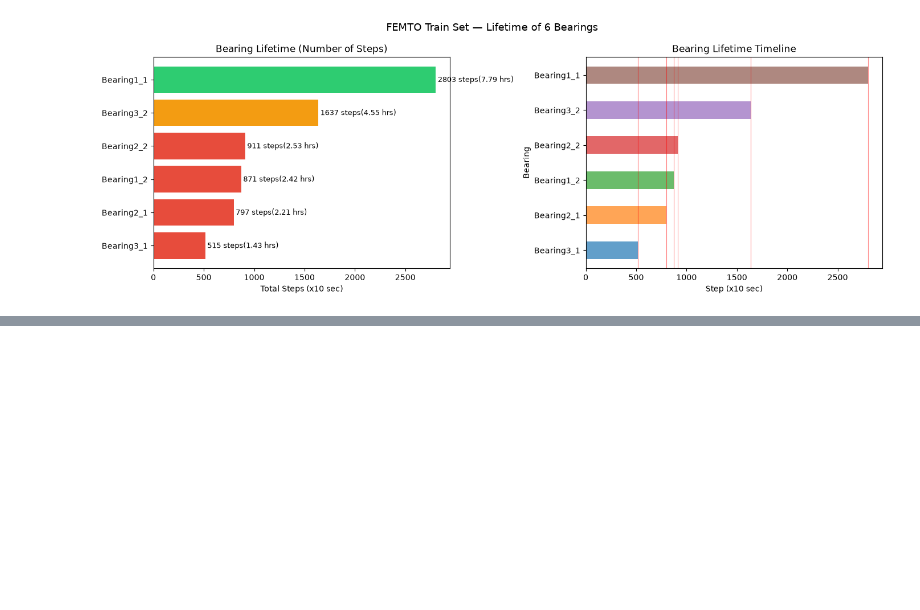
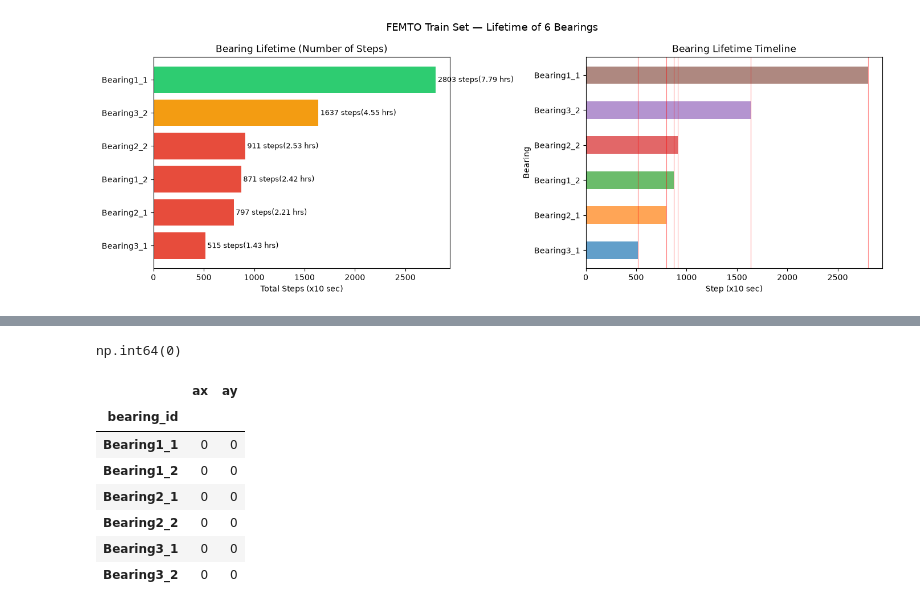
Before and after one commit to AE1024/NASA-PROJECT-FEMTO, a Jupyter notebook: notebooks/02_eda.ipynb, the cells around one changed output, grey strips where cells are left out. Drawn from its saved outputs; the diff is of its cells as text; code cells hidden in the pictures; blank space fills up the shorter version.

```diff
--- a/notebooks/02_eda.ipynb
+++ b/notebooks/02_eda.ipynb
@@ -230,0 +242,15 @@ plt.show()
+# %%
+train_data2.duplicated().sum()
+# %% [output]
+np.int64(0)
+# %%
+train_data2.groupby("bearing_id")[["ax", "ay"]].apply(lambda g: g.isnull().sum())
+# %% [output]
+|  | ax | ay |
+| bearing_id |  |  |
+| Bearing1_1 | 0 | 0 |
+| Bearing1_2 | 0 | 0 |
+| Bearing2_1 | 0 | 0 |
+| Bearing2_2 | 0 | 0 |
+| Bearing3_1 | 0 | 0 |
+| Bearing3_2 | 0 | 0 |
```
Also changed, not shown: parts of 9 cells of this notebook, 9 other files.
